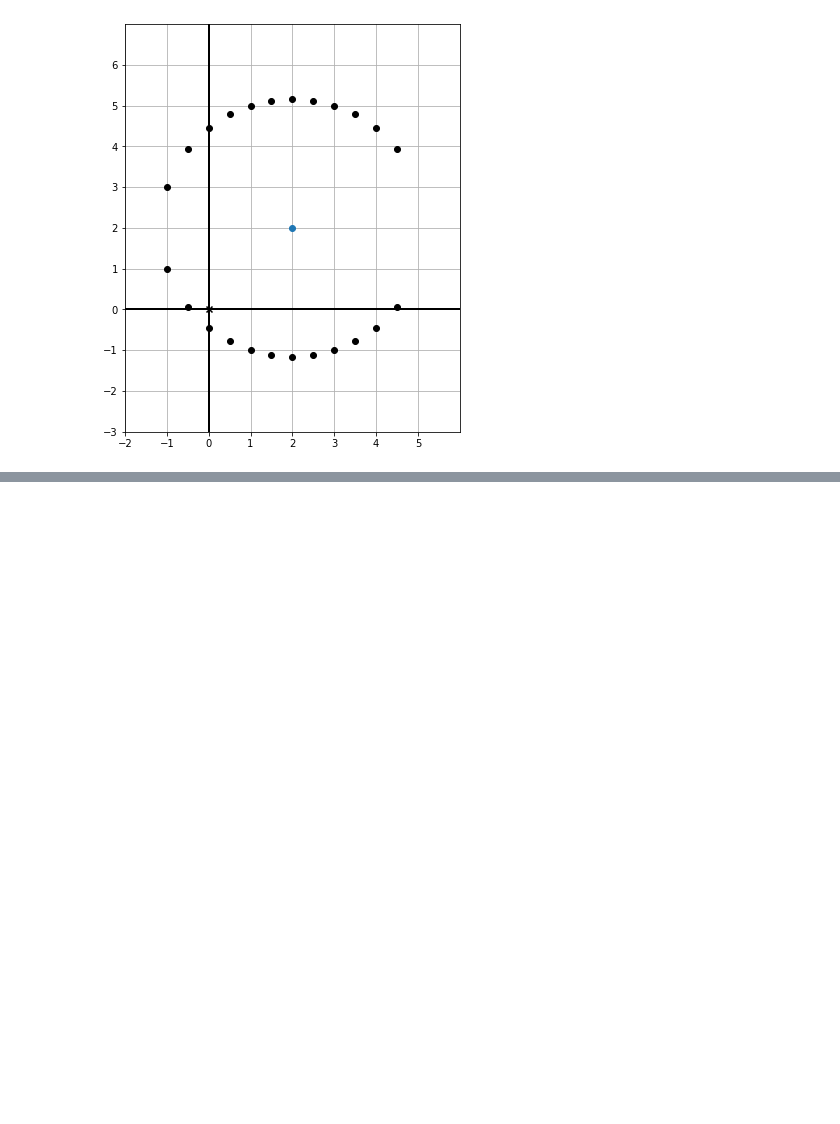
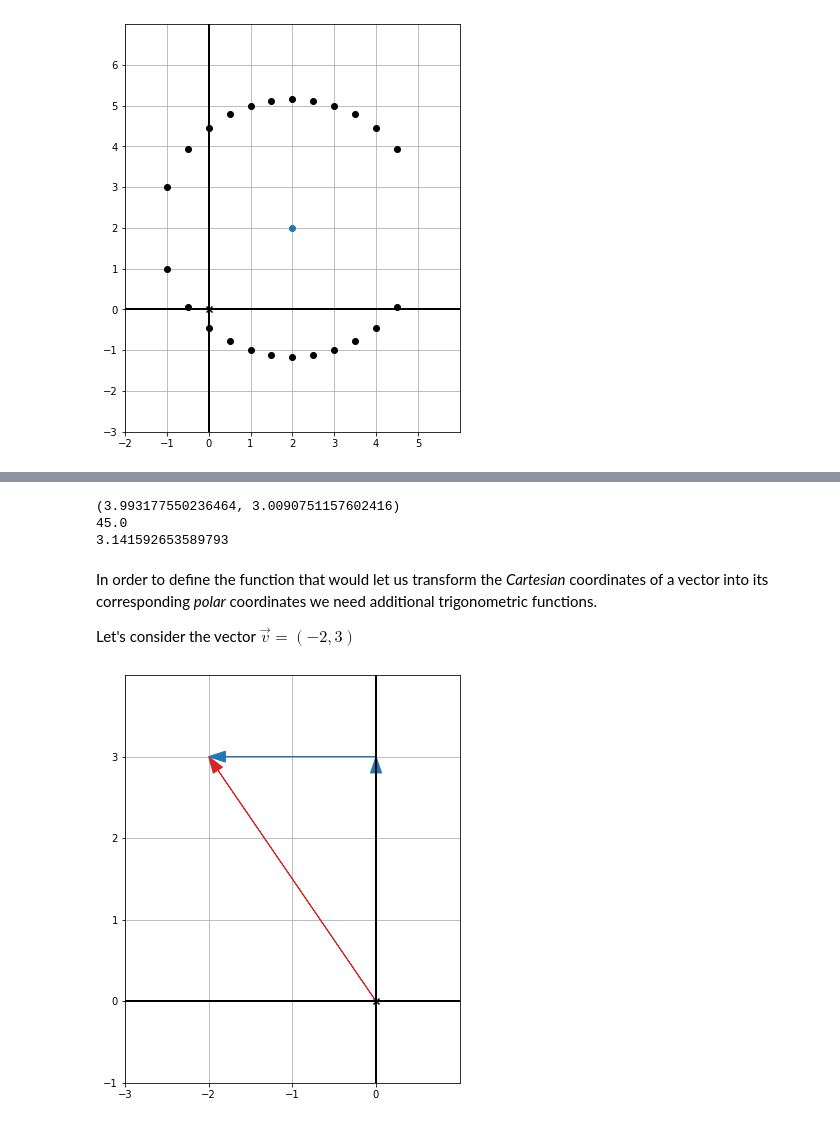
Before and after one commit to sergiofgonzalez/math-workbench, a Jupyter notebook: 01-vectors-in-the-2d-plane/02-vector-arithmetics-notebook/vector_arithmetics.ipynb, the cells around one changed output, grey strips where cells are left out. Saved outputs shown, nothing was run; the diff lists cells and outputs as text; code cells hidden in the pictures; blank space fills up the shorter version.

```diff
--- a/01-vectors-in-the-2d-plane/02-vector-arithmetics-notebook/vector_arithmetics.ipynb
+++ b/01-vectors-in-the-2d-plane/02-vector-arithmetics-notebook/vector_arithmetics.ipynb
@@ -339,0 +437,34 @@ draw(
+# %%
+from math import sin, cos, pi
+
+def to_cartesian(polar_vector):
+    length, angle = polar_vector[0], polar_vector[1] # this is like destructuring
+    return (length * cos(angle), length * sin(angle))
+
+def to_radians(degrees):
+    return (degrees * pi) / 180
+
+def to_degrees(radians):
+    return (radians * 180) / pi
+
+angle_radians = to_radians(37)
+v = to_cartesian((5, angle_radians))
+
+print(v)
+print(to_degrees(pi / 4))
+print(to_radians(180))
+# %% [output]
+(3.993177550236464, 3.0090751157602416)
+45.0
+3.141592653589793
+# %% [markdown]
+In order to define the function that would let us transform the *Cartesian* coordinates of a vector into its corresponding *polar* coordinates we need additional trigonometric functions.
+
+Let's consider the vector $ \vec{v}= (-2, 3) $
+# %%
+draw(
+    Arrow((-2, 3)),
+    Arrow((0, 3), color=blue), Arrow((-2, 3), (0, 3), color=blue)
+)
+# %% [output]
+[figure, added]
```
Also changed, not shown: parts of 22 cells of this notebook, 10 other files.
